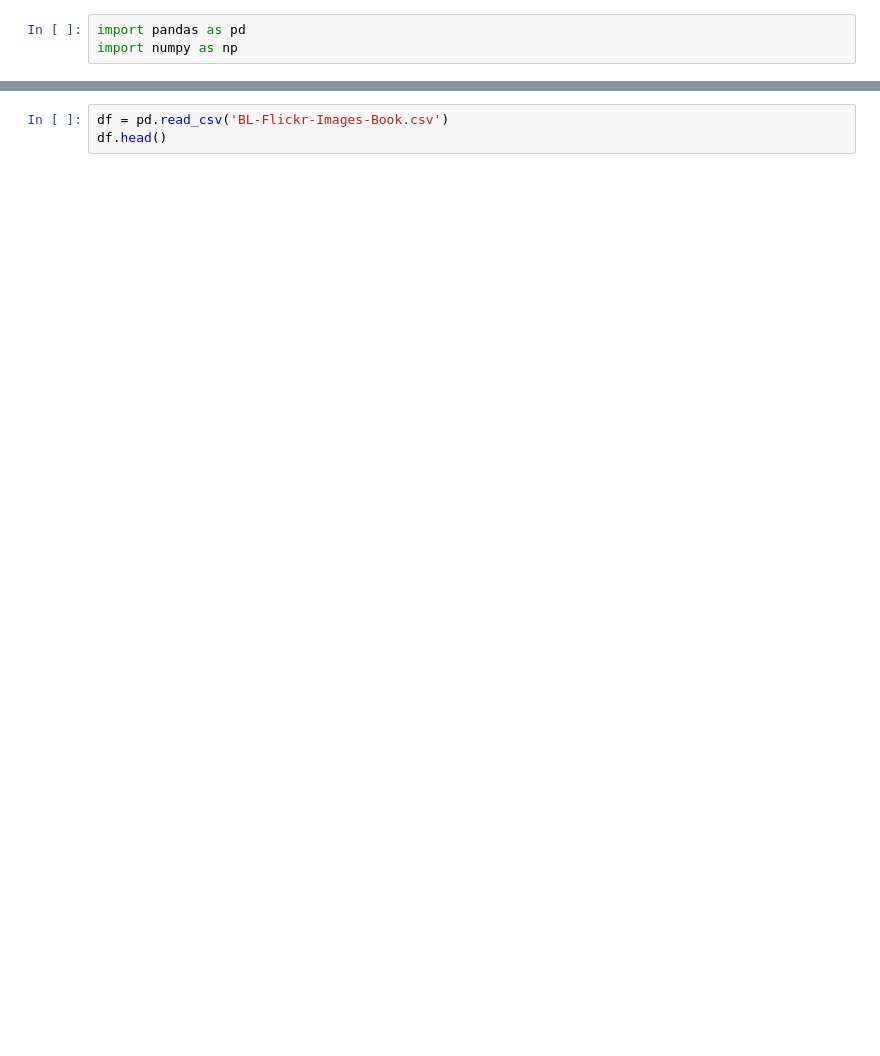
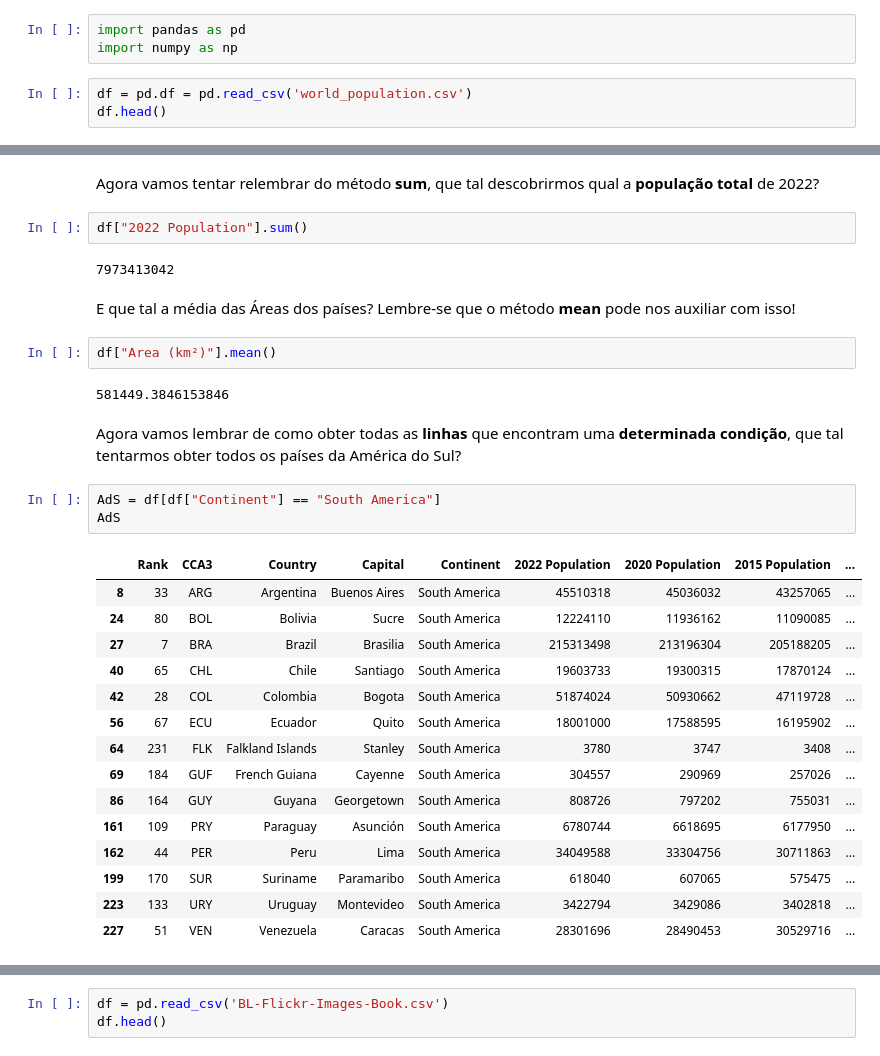
Before and after one commit to heitorhenriques/MiniCurso, a Jupyter notebook: Aula 3/Limpeza_de_Dados_Minicurso.ipynb, the cells around one changed output, grey strips where cells are left out. Drawn from its saved outputs; the diff is of its cells as text; blank space fills up the shorter version.

```diff
--- a/Aula 3/Limpeza_de_Dados_Minicurso.ipynb
+++ b/Aula 3/Limpeza_de_Dados_Minicurso.ipynb
@@ -23,3 +17,6 @@ Vamos trabalhar um pouco com ele, pois é um dataset muito bom para termos uma i
 # %%
 import pandas as pd
 import numpy as np
+# %%
+df = pd.df = pd.read_csv('world_population.csv')
+df.head()
@@ -25,0 +40,33 @@ import numpy as np
+# %% [markdown]
+Agora vamos tentar relembrar do método **sum**, que tal descobrirmos qual a **população total** de 2022?
+# %%
+df["2022 Population"].sum()
+# %% [output]
+7973413042
+# %% [markdown]
+E que tal a média das Áreas dos países? Lembre-se que o método **mean** pode nos auxiliar com isso!
+# %%
+df["Area (km²)"].mean()
+# %% [output]
+581449.3846153846
+# %% [markdown]
+Agora vamos lembrar de como obter todas as **linhas** que encontram uma **determinada condição**, que tal tentarmos obter todos os países da América do Sul?
+# %%
+AdS = df[df["Continent"] == "South America"]
+AdS
+# %% [output]
+|  | Rank | CCA3 | Country | Capital | Continent | 2022 Population | 2020 Population | 2015 Population | ... |
+| 8 | 33 | ARG | Argentina | Buenos Aires | South America | 45510318 | 45036032 | 43257065 | ... |
+| 24 | 80 | BOL | Bolivia | Sucre | South America | 12224110 | 11936162 | 11090085 | ... |
+| 27 | 7 | BRA | Brazil | Brasilia | South America | 215313498 | 213196304 | 205188205 | ... |
+| 40 | 65 | CHL | Chile | Santiago | South America | 19603733 | 19300315 | 17870124 | ... |
+| 42 | 28 | COL | Colombia | Bogota | South America | 51874024 | 50930662 | 47119728 | ... |
+| 56 | 67 | ECU | Ecuador | Quito | South America | 18001000 | 17588595 | 16195902 | ... |
+| 64 | 231 | FLK | Falkland Islands | Stanley | South America | 3780 | 3747 | 3408 | ... |
+| 69 | 184 | GUF | French Guiana | Cayenne | South America | 304557 | 290969 | 257026 | ... |
+| 86 | 164 | GUY | Guyana | Georgetown | South America | 808726 | 797202 | 755031 | ... |
+| 161 | 109 | PRY | Paraguay | Asunción | South America | 6780744 | 6618695 | 6177950 | ... |
+| 162 | 44 | PER | Peru | Lima | South America | 34049588 | 33304756 | 30711863 | ... |
+| 199 | 170 | SUR | Suriname | Paramaribo | South America | 618040 | 607065 | 575475 | ... |
+| 223 | 133 | URY | Uruguay | Montevideo | South America | 3422794 | 3429086 | 3402818 | ... |
+| 227 | 51 | VEN | Venezuela | Caracas | South America | 28301696 | 28490453 | 30529716 | ... |
```
Also changed, not shown: parts of 66 cells of this notebook, 5 other files.
